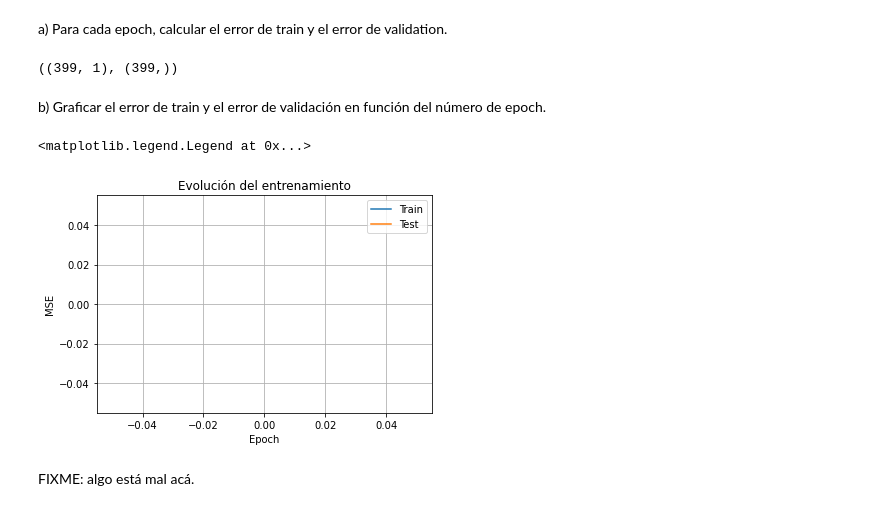
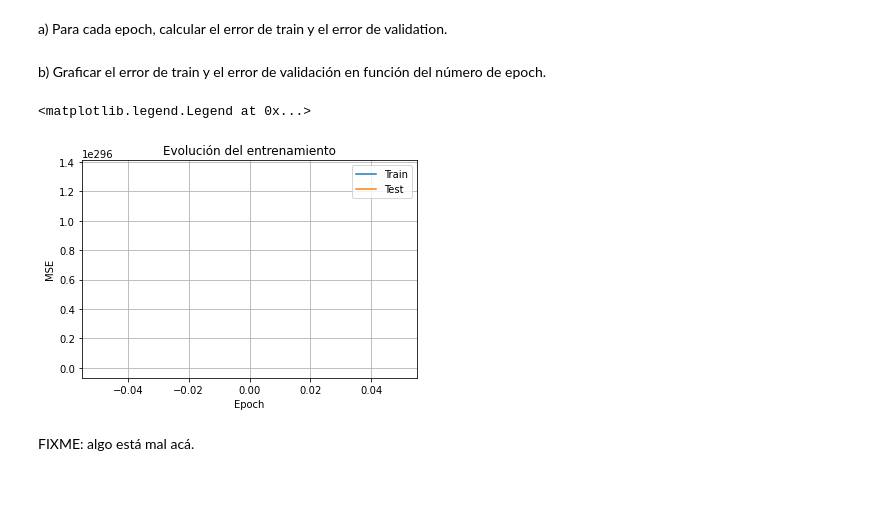
Before and after one commit to nhorro/ceai2020, a Jupyter notebook: intro_ai/clase_8_evaluacion/evaluacion.ipynb, the cells around one changed output. Saved outputs shown, nothing was run; the diff lists cells and outputs as text; code cells hidden in the pictures.

```diff
--- a/intro_ai/clase_8_evaluacion/evaluacion.ipynb
+++ b/intro_ai/clase_8_evaluacion/evaluacion.ipynb
@@ -333,7 +333,7 @@ def mini_batch_gradient_descent(X_train, y_train, lr=0.0001, amt_epochs=100):
             error = batch_y - prediction  # nx1
 
             grad_sum = np.sum(error * batch_X, axis=0)
-            grad_mul = -2/n * grad_sum  # 1xm
+            grad_mul = -2/batch_size * grad_sum  # 1xm
             gradient = np.transpose(grad_mul).reshape(-1, 1)  # mx1
 
             W = W - (lr * gradient)
@@ -353,28 +353,24 @@ def mini_batch_gradient_descent(X_train, y_train, lr=0.0001, amt_epochs=100):
     return W, np.array(train_history),np.array(test_history)
 # %% [markdown]
 a) Para cada epoch, calcular el error de train y el error de validation.
-# %%
-X_train.reshape(-1,1).shape, y_train.shape
-# %% [output]
-((399, 1), (399,))
 # %% [markdown]
 b) Graficar el error de train y el error de validación en función del número de epoch.
 # %%
-N_EPOCHS = 100
+N_EPOCHS = 10
 model, train_history,test_history = mini_batch_gradient_descent(
-    xx,y_train.reshape(-1,1), lr=1e-6, amt_epochs=N_EPOCHS)
+    xx,y_train.reshape(-1,1), lr=1e-12, amt_epochs=N_EPOCHS)
 
 epochs = np.arange(0,N_EPOCHS)
 plt.plot(epochs,train_history)
 plt.plot(epochs,test_history)
 plt.xlabel("Epoch")
 plt.ylabel("MSE")
 plt.title("Evolución del entrenamiento")
 plt.grid(which="Both")
 plt.legend(["Train","Test"])
 # %% [output]
 <matplotlib.legend.Legend at 0x...>
-[figure, old version]
+[figure, new version]
 # %% [markdown]
 FIXME: algo está mal acá.
 # %% [markdown]
```
Also changed, not shown: parts of 6 cells of this notebook.
